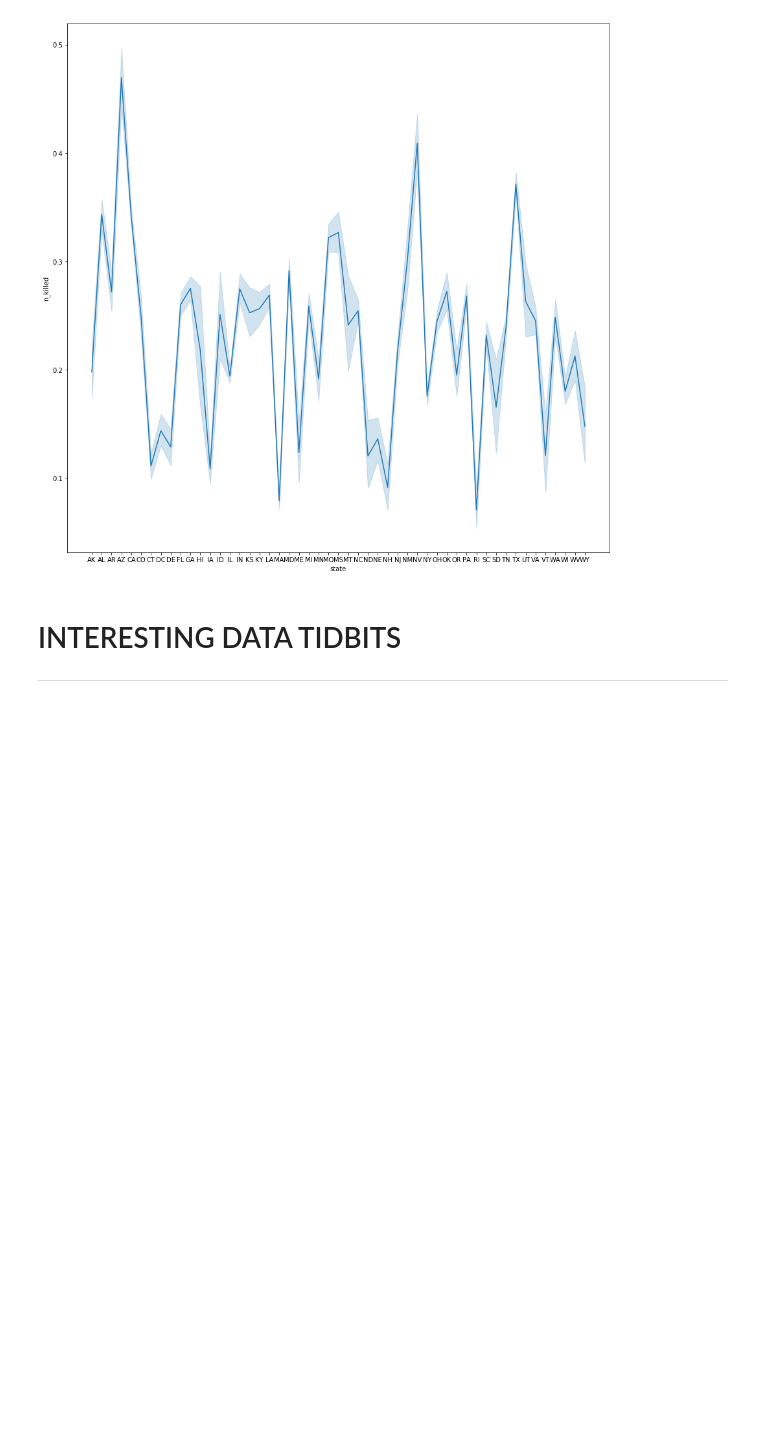
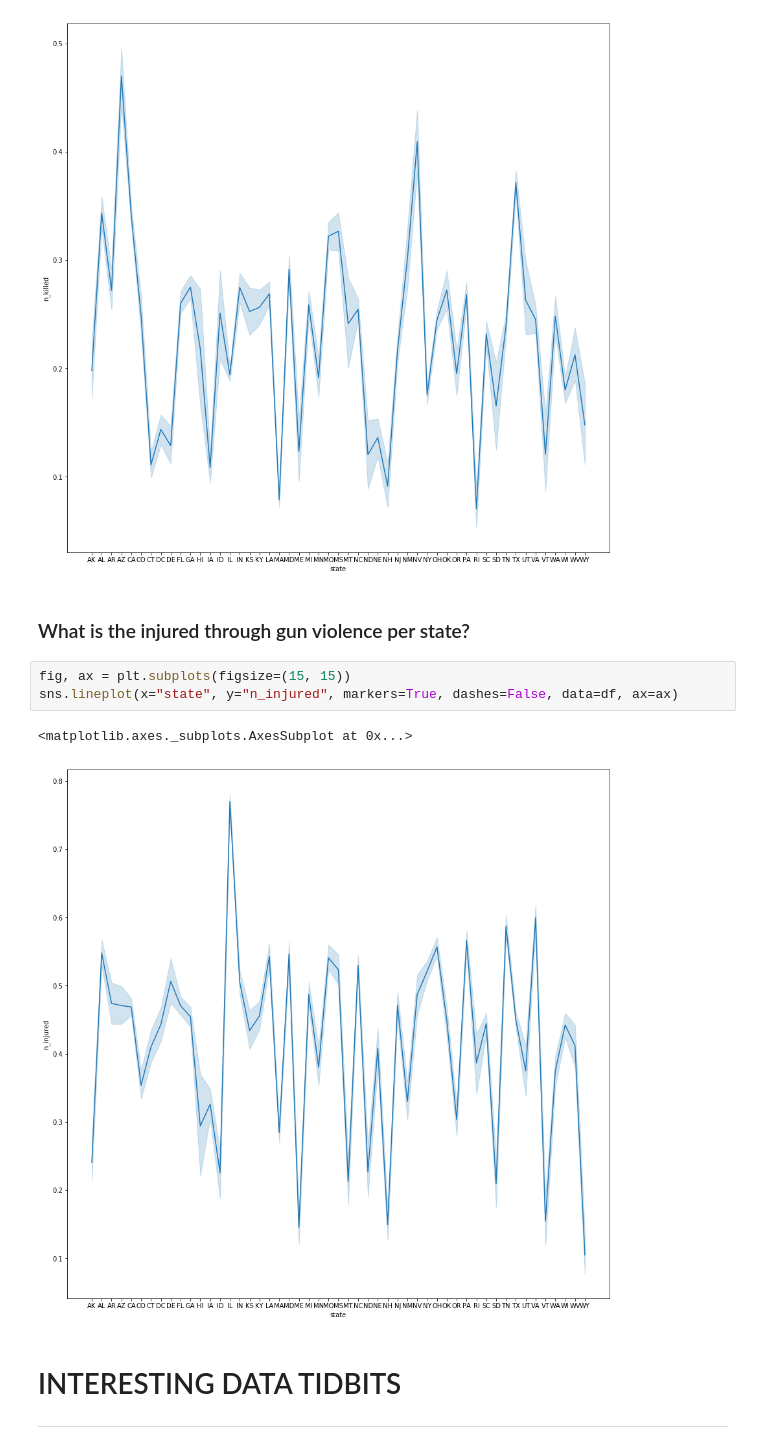
Before and after one commit to jayceazua/ds-1-1, a Jupyter notebook: ds-1-1-final-project/gun_violence_playground.ipynb, the cells around one changed output. Drawn from its saved outputs; the diff is of its cells as text; blank space fills up the shorter version.

Commit message:
[More] graphs

```diff
--- a/ds-1-1-final-project/gun_violence_playground.ipynb
+++ b/ds-1-1-final-project/gun_violence_playground.ipynb
@@ -297,6 +299,14 @@ sns.lineplot(x="state", y="n_killed", markers=True, dashes=False, data=df, ax=ax
 # %% [output]
 <matplotlib.axes._subplots.AxesSubplot at 0x...>
 [figure]
+# %% [markdown]
+### What is the injured through gun violence per state?
+# %%
+fig, ax = plt.subplots(figsize=(15, 15))
+sns.lineplot(x="state", y="n_injured", markers=True, dashes=False, data=df, ax=ax)
+# %% [output]
+<matplotlib.axes._subplots.AxesSubplot at 0x...>
+[figure, added]
 # %% [markdown]
 # INTERESTING DATA TIDBITS
 
```
Also changed, not shown: parts of 1 cell of this notebook.
